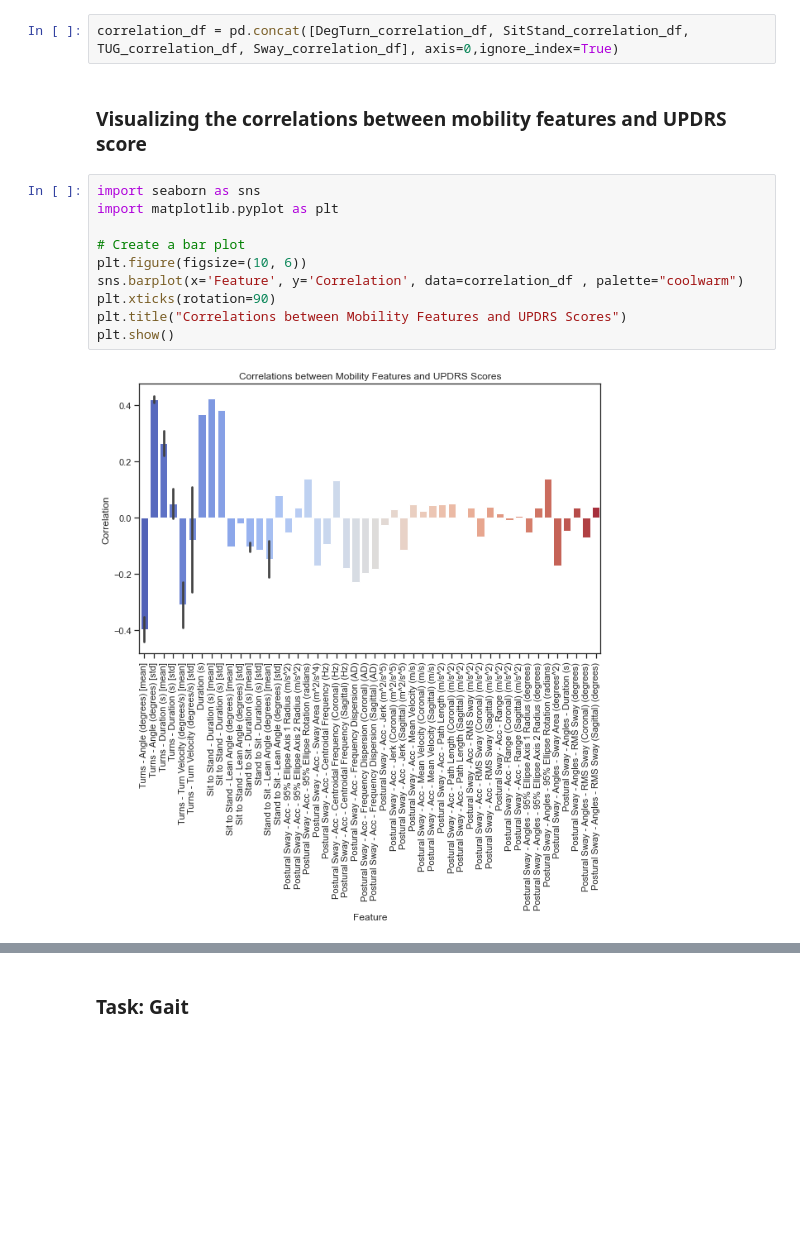
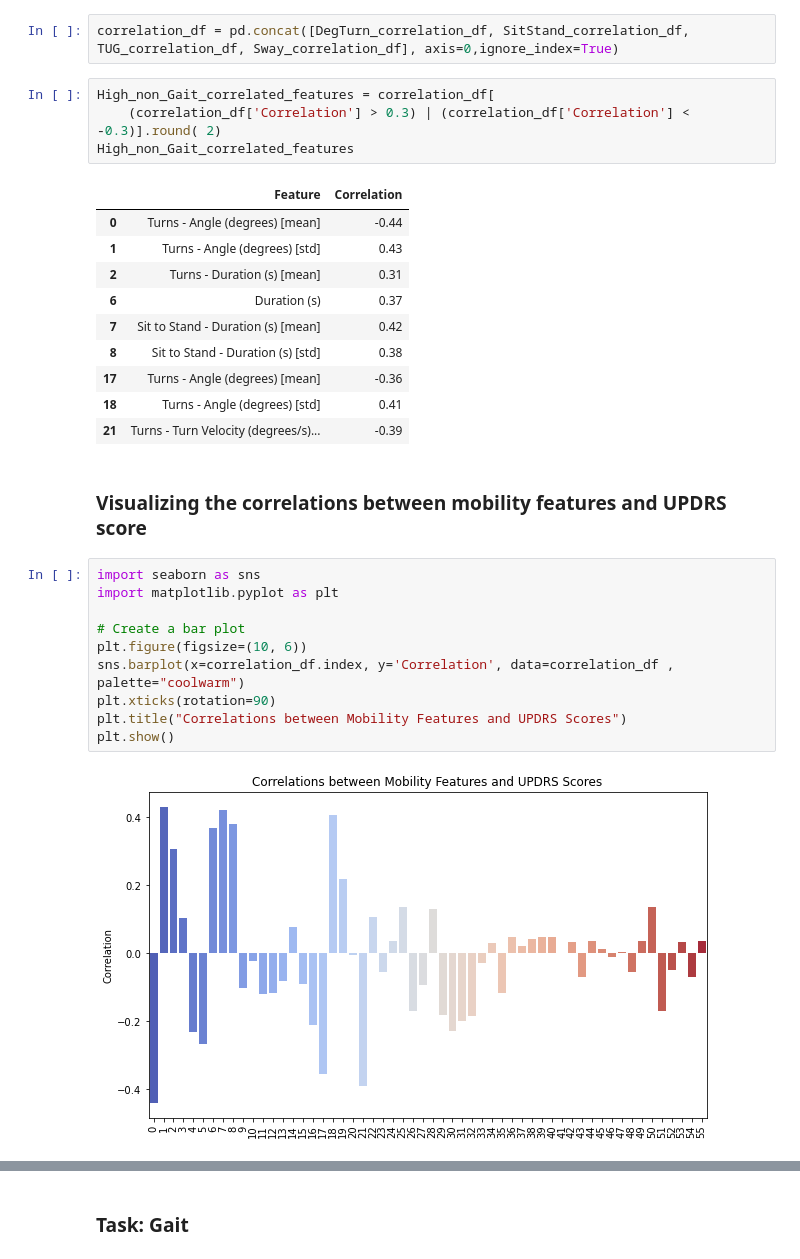
Before and after one commit to 11hoda11/fusion, a Jupyter notebook: correlation.ipynb, the cells around one changed output, grey strips where cells are left out. Cells and saved outputs as stored; diff of their text form; blank space fills up the shorter version.

Commit message:
Final update, ready to report correlation

```diff
--- a/correlation.ipynb
+++ b/correlation.ipynb
@@ -341,17 +424,32 @@ Sway_correlation_df = pd.DataFrame(Sway_correlations,columns=['Feature', 'Correl
 ### Combining all tasks features (except gait)
 # %%
 correlation_df = pd.concat([DegTurn_correlation_df, SitStand_correlation_df, TUG_correlation_df, Sway_correlation_df], axis=0,ignore_index=True)
+# %%
+High_non_Gait_correlated_features = correlation_df[
+    (correlation_df['Correlation'] > 0.3) | (correlation_df['Correlation'] < -0.3)].round( 2)
+High_non_Gait_correlated_features
+# %% [output]
+|  | Feature | Correlation |
+| 0 | Turns - Angle (degrees) [mean] | -0.44 |
+| 1 | Turns - Angle (degrees) [std] | 0.43 |
+| 2 | Turns - Duration (s) [mean] | 0.31 |
+| 6 | Duration (s) | 0.37 |
+| 7 | Sit to Stand - Duration (s) [mean] | 0.42 |
+| 8 | Sit to Stand - Duration (s) [std] | 0.38 |
+| 17 | Turns - Angle (degrees) [mean] | -0.36 |
+| 18 | Turns - Angle (degrees) [std] | 0.41 |
+| 21 | Turns - Turn Velocity (degrees/s)... | -0.39 |
 # %% [markdown]
 ### Visualizing the correlations between mobility features and UPDRS score
 # %%
 import seaborn as sns
 import matplotlib.pyplot as plt
 
 # Create a bar plot
 plt.figure(figsize=(10, 6))
-sns.barplot(x='Feature', y='Correlation', data=correlation_df , palette="coolwarm")
+sns.barplot(x=correlation_df.index, y='Correlation', data=correlation_df , palette="coolwarm")
 plt.xticks(rotation=90)
 plt.title("Correlations between Mobility Features and UPDRS Scores")
 plt.show()
 # %% [output]
-[figure, old version]
+[figure, new version]
```
Also changed, not shown: parts of 14 cells of this notebook.
